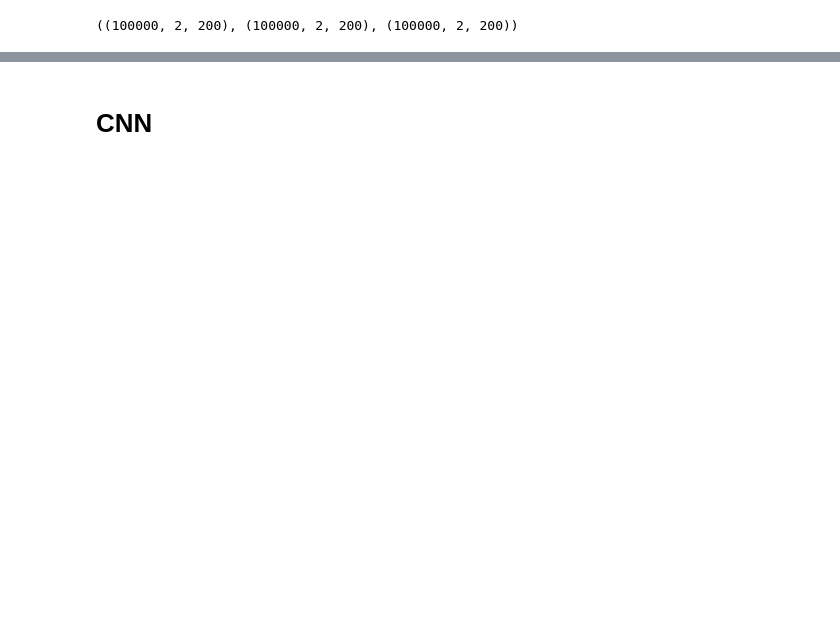
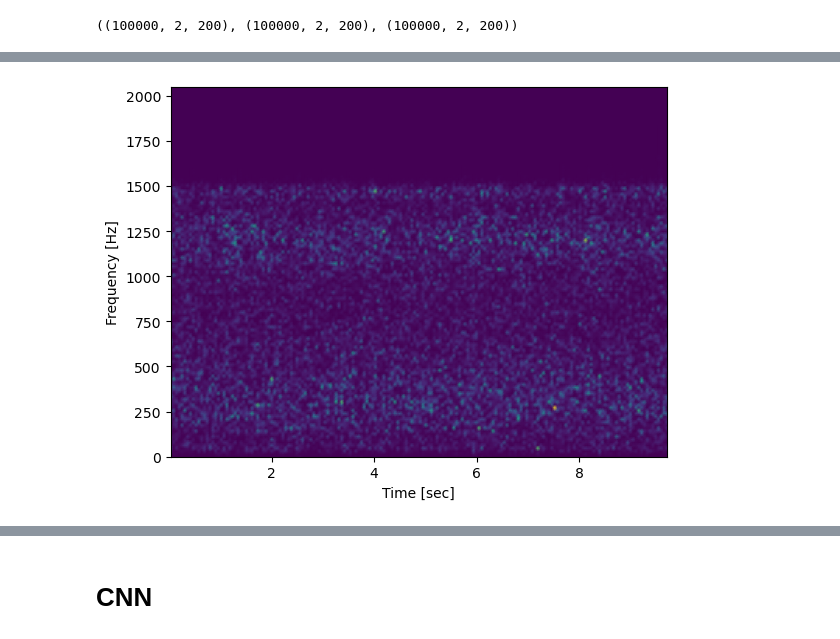
Before and after one commit to EliteApex/SMASH-hackathon, a Jupyter notebook: rebecca_starter.ipynb, the cells around one changed output, grey strips where cells are left out. Cells and saved outputs as stored; diff of their text form; code cells hidden in the pictures; blank space fills up the shorter version.

```diff
--- a/rebecca_starter.ipynb
+++ b/rebecca_starter.ipynb
@@ -25,0 +451,4 @@ background.shape, bbh.shape, sglf.shape
+# %%
+draw_image(get_image(background, 200)[1])
+# %% [output]
+[figure, added]
```
Also changed, not shown: parts of 28 cells of this notebook.
